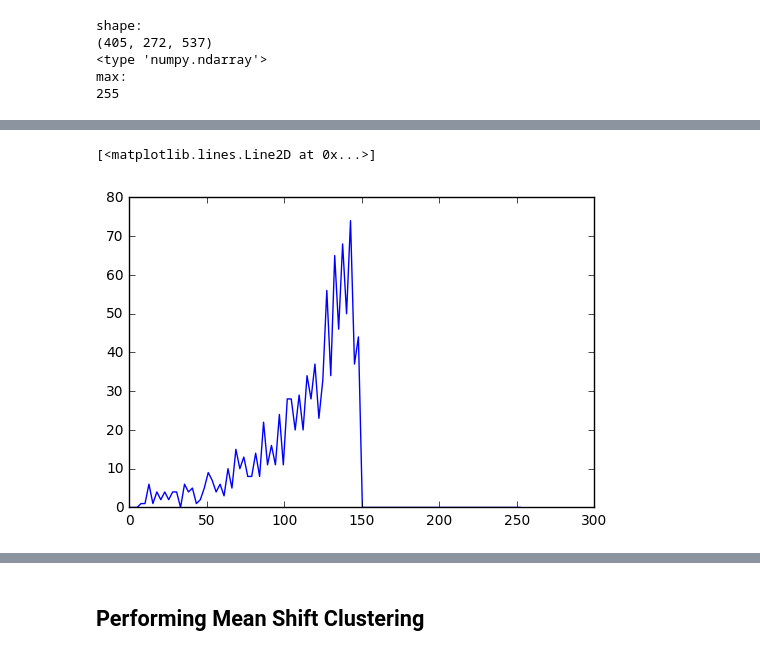
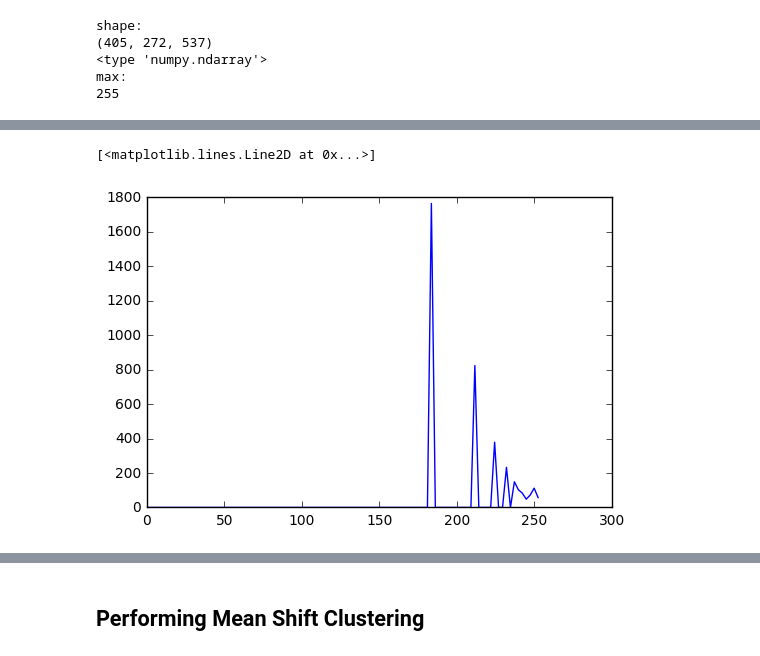
Before and after one commit to jonl1096/cell-segmentation-mlfinal, a Jupyter notebook: Clustering.ipynb, the cells around one changed output, grey strips where cells are left out. Cells and saved outputs as stored; diff of their text form; code cells hidden in the pictures.

```diff
--- a/Clustering.ipynb
+++ b/Clustering.ipynb
@@ -289,3 +295,19 @@ z_value = shape[2]
 imgflat = img.reshape(-1)
 
 clahe = cv2.createCLAHE(clipLimit=2.0, tileGridSize=(8,8))
+# %%
+import numpy as np
+from matplotlib import pyplot as plt
+
+# img = cv2.imread('wiki.jpg',0)
+
+hist,bins = np.histogram(flat,256,[0,256])
+
+cdf = hist.cumsum()
+cdf_normalized = cdf * hist.max()/ cdf.max()
+
+plt.plot(cdf_normalized, color = 'b')
+plt.hist(flat,256,[0,256], color = 'r')
+plt.xlim([0,256])
+plt.legend(('cdf','histogram'), loc = 'upper left')
+plt.show()
@@ -291,0 +316,4 @@ clahe = cv2.createCLAHE(clipLimit=2.0, tileGridSize=(8,8))
+# %%
+cdf_m = np.ma.masked_equal(cdf,0)
+cdf_m = (cdf_m - cdf_m.min())*255/(cdf_m.max()-cdf_m.min())
+cdf = np.ma.filled(cdf_m,0).astype('uint8')
@@ -291,0 +326,2 @@ clahe = cv2.createCLAHE(clipLimit=2.0, tileGridSize=(8,8))
+# %%
+img_histeq = cdf[img]
@@ -339,11 +395,11 @@ plt.plot(bins[:-1], values)
 # %%
-num_points = 10000
+num_points = 7500
 
 ## Sanity check for shape
 # temp_img.shape
 
 ## Convert into np array (or memmap in this case)
-temp_data = lhe_img_data
+temp_data = img_histeq
 # temp_shape = temp_img.shape
 temp_max = np.max(temp_data)
 
@@ -356,7 +412,7 @@ print(temp_max)
 
 # print(temp_data)
 
-temp_threshold = 0.025
+temp_threshold = 0.01
 filt = temp_data > temp_threshold * temp_max
 # filt = temp_data
 # %% [output]
@@ -444,6 +522,6 @@ array_to_plot(seeds, "Fear199", resolution, outfile_name="Fear199_seeds")
 # %%
-(values, bins) = np.histogram(seeds[:,3], bins=100, range=(0,255))
+(values, bins) = np.histogram(seeds2[:,3], bins=100, range=(0,255))
 plt.plot(bins[:-1], values)
 # %% [output]
 [<matplotlib.lines.Line2D at 0x...>]
-[figure, old version]
+[figure, new version]
```
Also changed, not shown: parts of 20 cells of this notebook, 19 other files.
